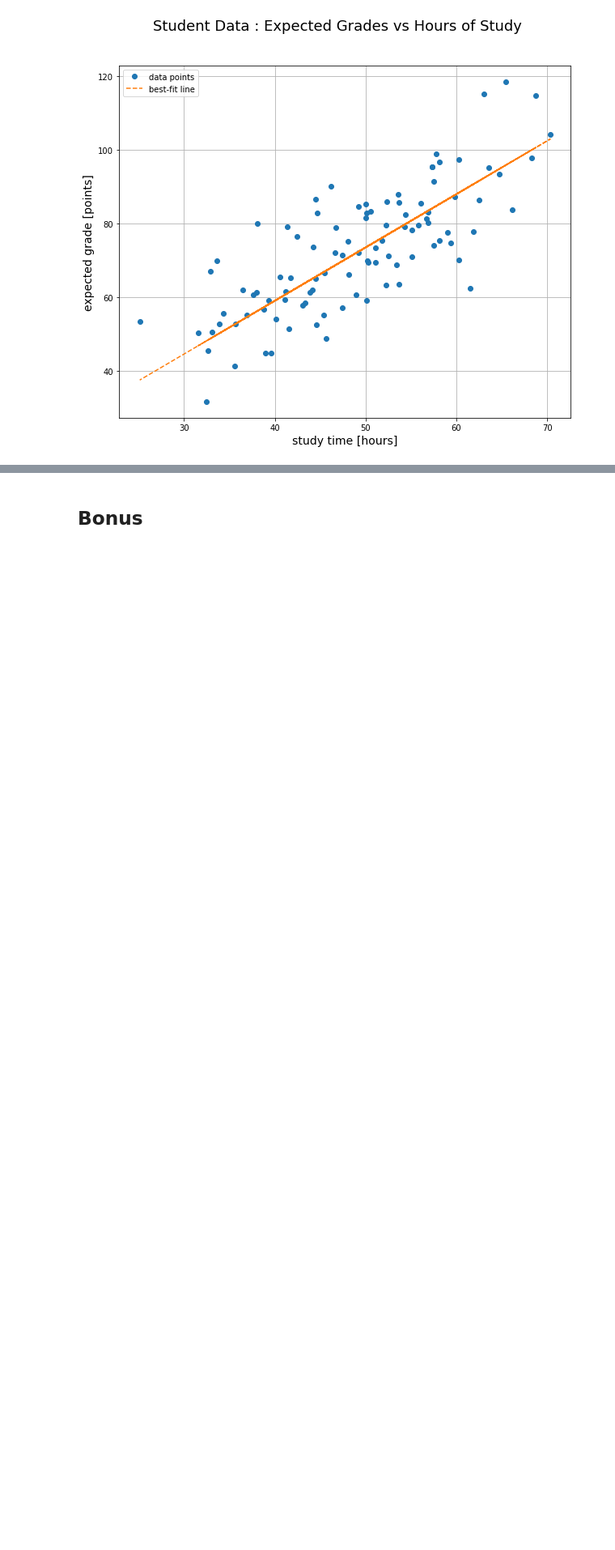
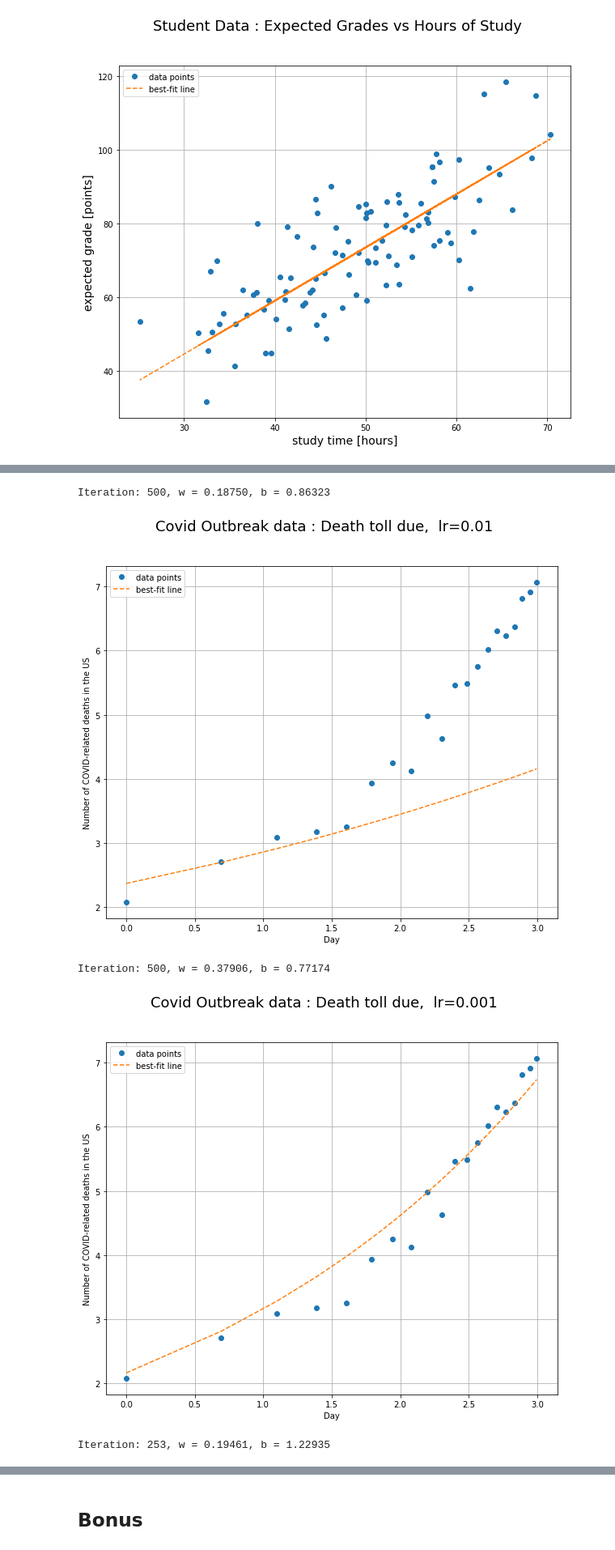
Before and after one commit to 2U1/NN, a Jupyter notebook: Assignment1/gradient_descent.ipynb, the cells around one changed output, grey strips where cells are left out. Shown: that part at 81% size. Drawn from its saved outputs; the diff is of its cells as text; code cells hidden in the pictures; blank space fills up the shorter version.

```diff
--- a/Assignment1/gradient_descent.ipynb
+++ b/Assignment1/gradient_descent.ipynb
@@ -202,0 +288,42 @@ Larger than 0.0001 dosen't converges, and less than 1e-5 dosent't fit to the dat
+# %%
+def log_transform(X,Y):
+    log_X = np.log(X)
+    log_Y = np.log(Y)
+    return log_X, log_Y
+# %%
+def experiment_nl(X, Y, lrs):
+    for lr in lrs:
+        # Initialize the parameters
+        np.random.seed(119)
+        init_weight = np.random.normal(0,1)
+        init_bias = np.random.normal(0,1)
+        initial = [init_weight, init_bias]
+        # Start the gradient descent
+        grad = gradient_nl(lr)
+        w, b, loss_hist = gradient_descent_nl(grad, X, Y, initial, learning_rate=lr, max_iter=500, stop_tolerance=1e-3, online_loss_plot=False)
+        iteration = len(loss_hist)
+        # Print the final results
+        print("Iteration: {0}, w = {1:.5f}, b = {2:.5f}".format(iteration, w, b))
+        # Plot the loss function
+        y_hat = [np.exp(w * x_i + b) for x_i in X]
+
+        # plot data and best-fit lines
+        fig = plt.figure(figsize=(10,8))
+
+        plt.plot(X, Y, 'o', X, y_hat, '--')
+        fig.suptitle('Covid Outbreak data : Death toll due,  lr={}'.format(lr), fontsize=18)
+        plt.xlabel('Day')
+        plt.legend(loc='upper left', labels=['data points', 'best-fit line', 'numpy line'])
+        plt.ylabel('Number of COVID-related deaths in the US')
+        plt.grid()
+        plt.show()
+# %%
+log_X, log_Y = log_transform(X,Y)
+learning_rates = [1e-2,1e-3, 1e-4, 1e-5, 1e-6]
+experiment_nl(log_X, log_Y, learning_rates)
+# %% [output]
+Iteration: 500, w = 0.18750, b = 0.86323
+[figure, added]
+Iteration: 500, w = 0.37906, b = 0.77174
+[figure, added]
+Iteration: 253, w = 0.19461, b = 1.22935
```
Also changed, not shown: parts of 8 cells of this notebook, 3 other files.
